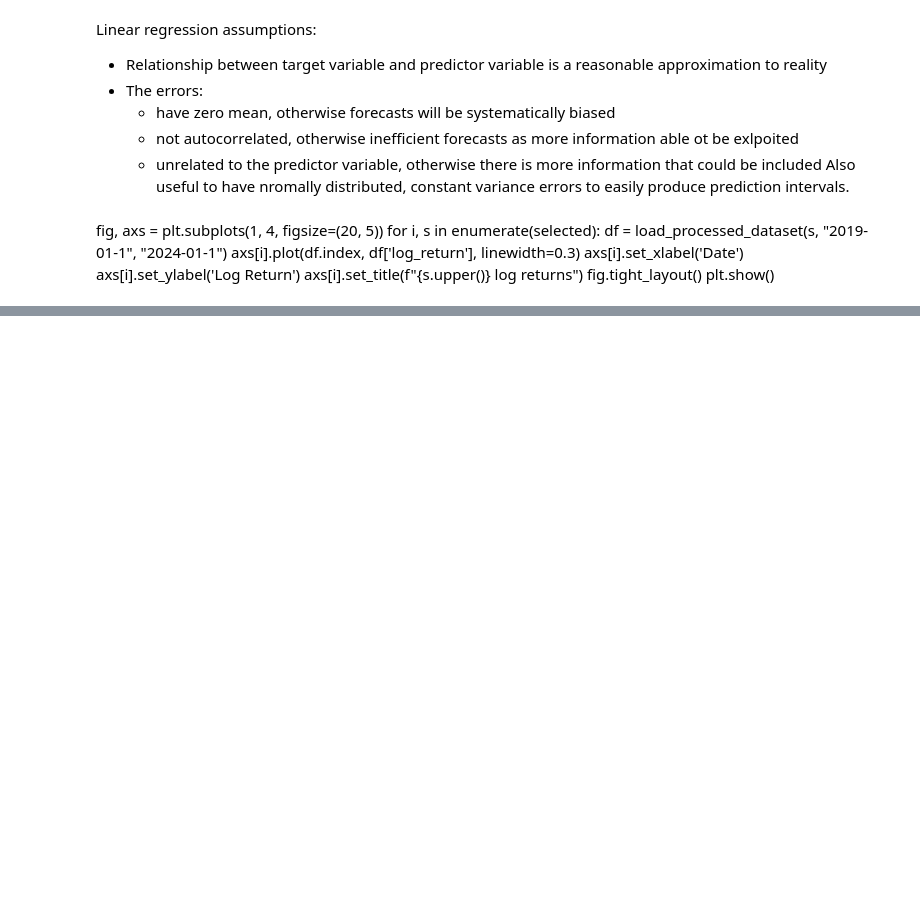
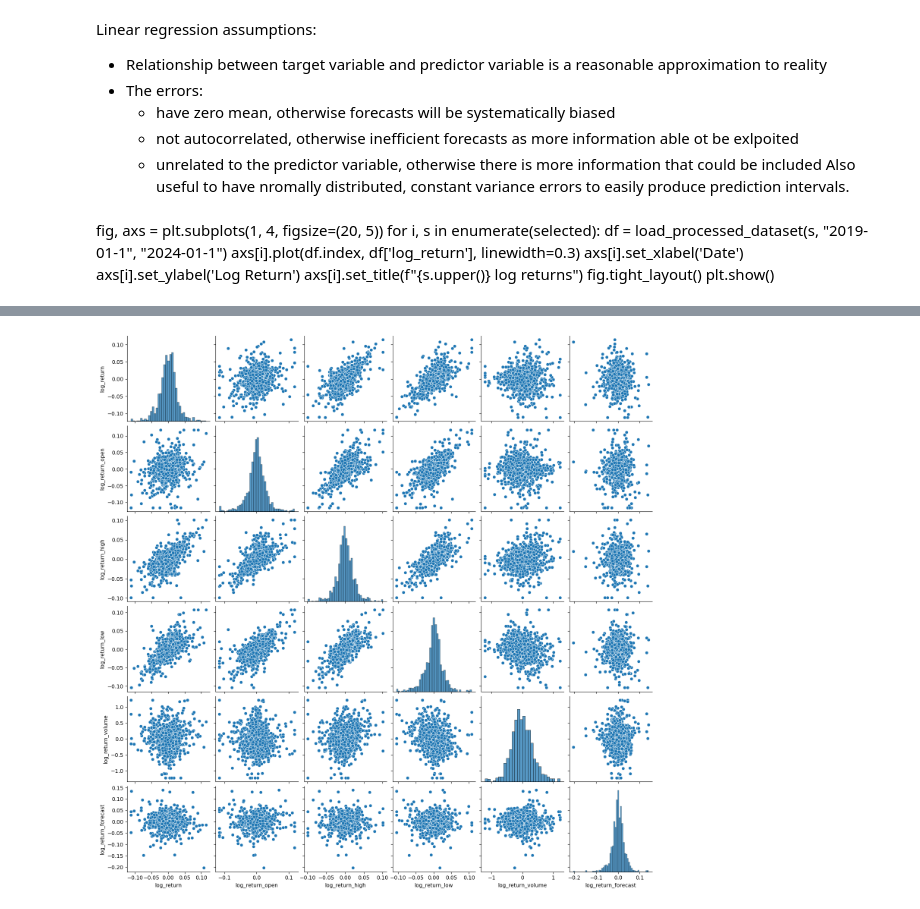
Before and after one commit to luo-simon/stock-predictions, a Jupyter notebook: debugging.ipynb, the cells around one changed output, grey strips where cells are left out. Saved outputs shown, nothing was run; the diff lists cells and outputs as text; code cells hidden in the pictures; blank space fills up the shorter version.

```diff
--- a/debugging.ipynb
+++ b/debugging.ipynb
@@ -220,0 +245,20 @@ plt.show()
+# %%
+import seaborn as sns
+import pandas as pd
+import numpy as np
+
+np.random.seed(42)
+
+df = load_processed_dataset("nvda", "2004-01-1", "2024-01-1").sample(1000)
+features = [ 'log_return',
+       'log_return_open', 'log_return_high', 'log_return_low',
+       'log_return_volume', 'log_return_forecast', 'sma', 'wma', 'ema', 'dema',
+       'tema', 'aroon', 'rsi', 'willr', 'cci', 'ad', 'mom', 'slowk', 'slowd',
+       'macd', 'fed_funds_rate', '^N225', '^IXIC', '^FTSE', '^SPX', '^DJI']
+# %%
+features = ['log_return_forecast',
+       'log_return_open', 'log_return_high', 'log_return_low',
+       'log_return', 'log_returnm_volume']
+_ = sns.pairplot(df[features], kind="scatter", diag_kind="hist")
+# %% [output]
+[figure, added]
```
Also changed, not shown: parts of 8 cells of this notebook, 21 other files.
